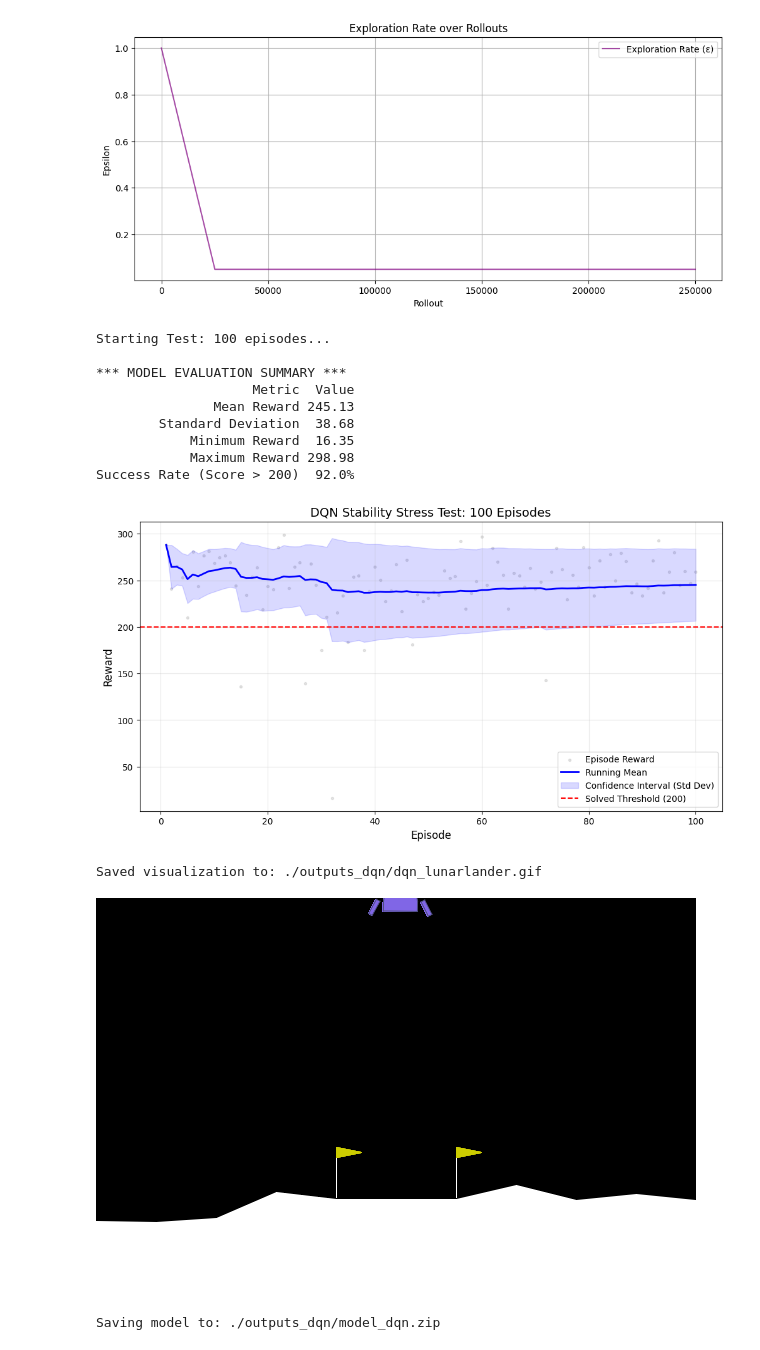
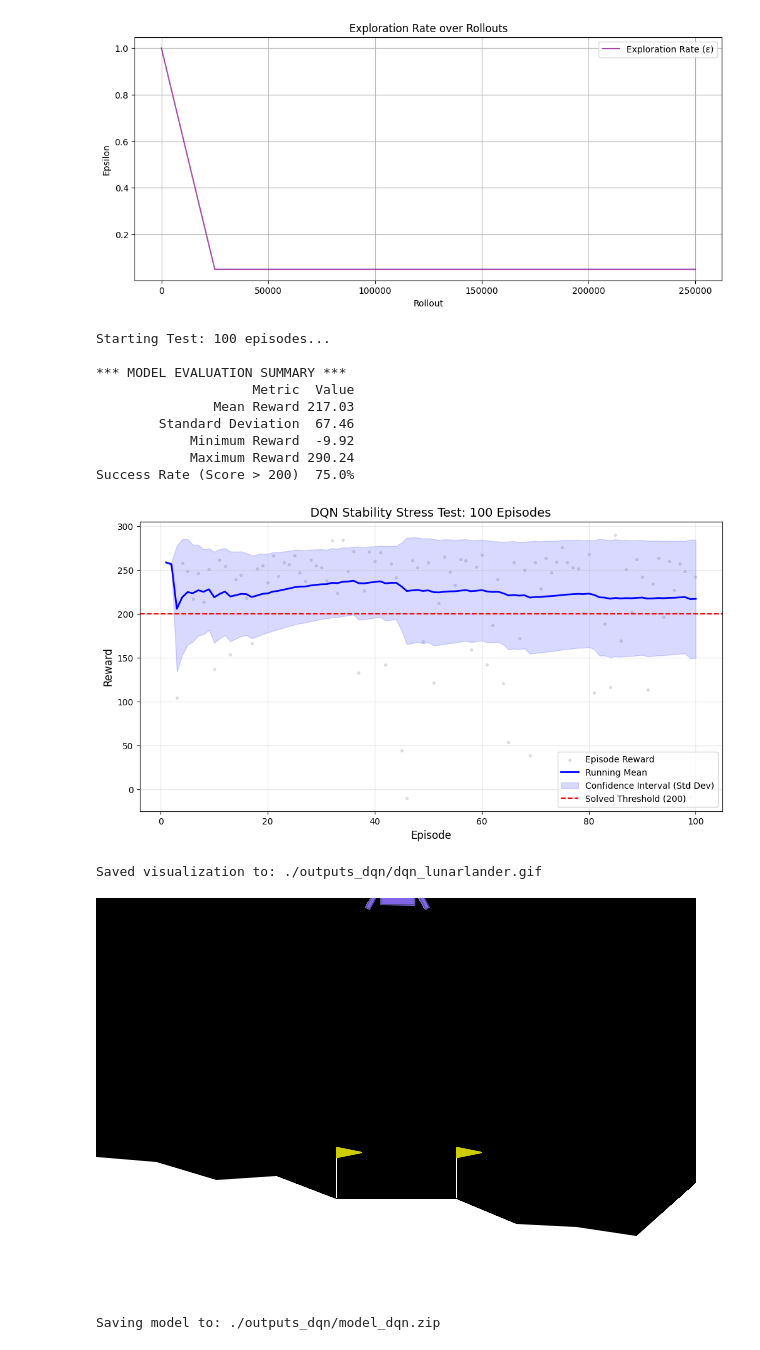
Before and after one commit to logus2k/taap_p2, a Jupyter notebook: drafts/draft_01/gymnasium/lab004_dqn.ipynb, the cells around one changed output. Saved outputs shown, nothing was run; the diff lists cells and outputs as text; code cells hidden in the pictures.

```diff
--- a/drafts/draft_01/gymnasium/lab004_dqn.ipynb
+++ b/drafts/draft_01/gymnasium/lab004_dqn.ipynb
@@ -323,7 +323,8 @@ plt.show()
 [figure]
 # %%
 # Instantiate a new dedicated environment for evaluation
-evaluation_environment = Monitor(gym.make(GYMNASIUM_MODEL))
+evaluation_environment = Monitor(gym.make(GYMNASIUM_MODEL, enable_wind=WIND_ENABLED))
+evaluation_environment.reset(seed=SEED)
 
 print(f"Starting Test: {EVALUATION_EPISODES} episodes...")
 
@@ -377,44 +378,44 @@ Starting Test: 100 episodes...
 
 *** MODEL EVALUATION SUMMARY ***
                     Metric  Value
-               Mean Reward 245.13
-        Standard Deviation  38.68
-            Minimum Reward  16.35
-            Maximum Reward 298.98
-Success Rate (Score > 200)  92.0%
+               Mean Reward 217.03
+        Standard Deviation  67.46
+            Minimum Reward  -9.92
+            Maximum Reward 290.24
+Success Rate (Score > 200)  75.0%
-[figure, old version]
+[figure, new version]
 # %%
 # Instantiate a new dedicated environment for recording a visualization
-visualization_environment = gym.make(GYMNASIUM_MODEL, render_mode="rgb_array")
+visualization_environment = gym.make(GYMNASIUM_MODEL, render_mode="rgb_array", enable_wind=WIND_ENABLED)
 
 frames = []
-obs, info = visualization_environment.reset()
+obs, info = visualization_environment.reset(seed=SEED)
 done = False
 
 while not done:
 
     # Output a continuous action
     action, _ = MODEL.predict(obs, deterministic=True)
 
     obs, reward, terminated, truncated, info = visualization_environment.step(action)
     done = terminated or truncated
 
     # Capture frame
     frames.append(visualization_environment.render())
 
 visualization_environment.close()
 
 
 gif_path = os.path.join(OUTPUT_DIR, SELECTED_ALGORITHM + "_lunarlander.gif")
 
 # Save a GIF at 30 frames per second
 imageio.mimsave(gif_path, frames, fps=30)
 
 print(f"Saved visualization to: {gif_path}")
 Image(filename=gif_path)
 # %% [output]
 Saved visualization to: ./outputs_dqn/dqn_lunarlander.gif
-[figure, old version]
+[figure, new version]
 # %%
 print(f"Saving model to: {SAVE_MODEL_PATH}")
 MODEL.save(SAVE_MODEL_PATH)
```
Also changed, not shown: parts of 8 cells of this notebook, 13 other files.
